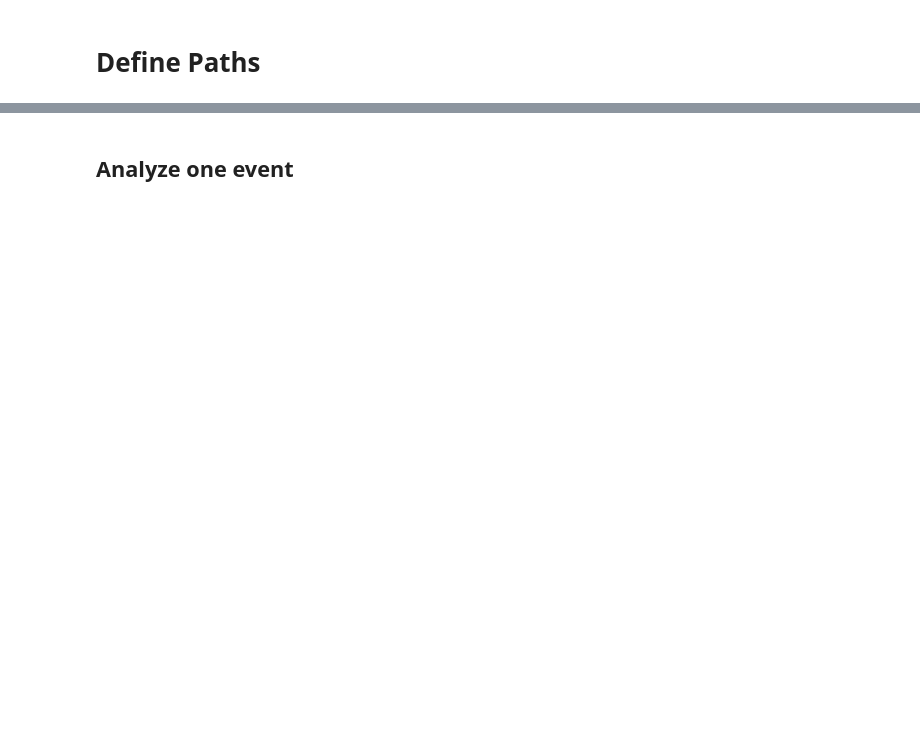
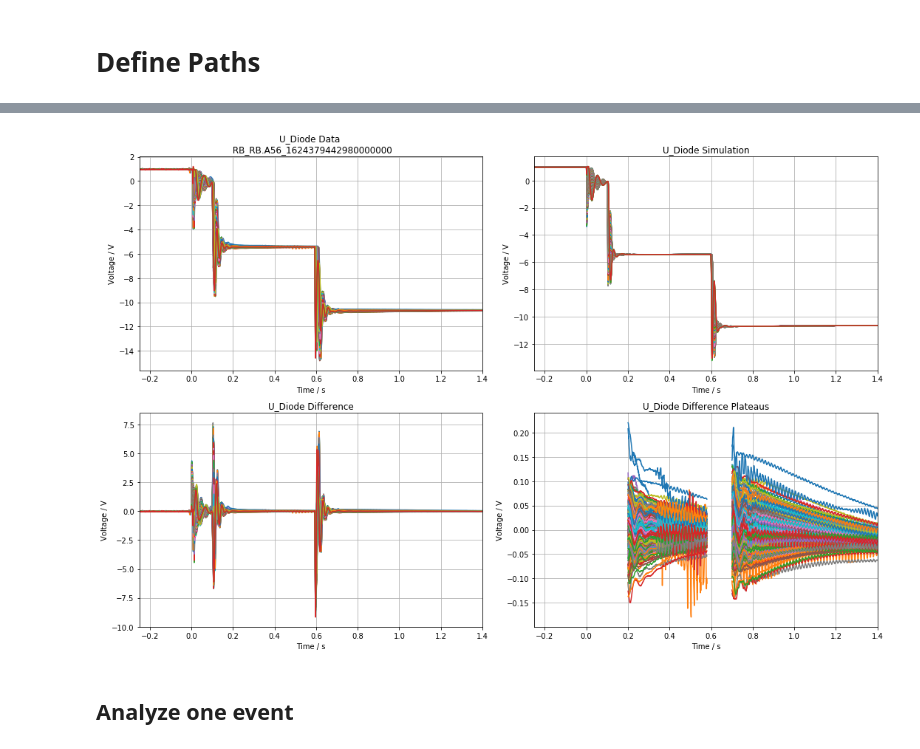
Before and after one commit to cobermai/lhc_anomaly_detection, a Jupyter notebook: notebooks/RB_FPA_acquisition_simulation_comparison.ipynb, the cells around one changed output, grey strips where cells are left out. Drawn from its saved outputs; the diff is of its cells as text; code cells hidden in the pictures; blank space fills up the shorter version.

```diff
--- a/notebooks/RB_FPA_acquisition_simulation_comparison.ipynb
+++ b/notebooks/RB_FPA_acquisition_simulation_comparison.ipynb
@@ -81,0 +95,14 @@ data_dir = data_path  / (fpa_identifier + ".hdf5")
+# %%
+ds = RBFPAFullQuench(dataset_path=dataset_path,
+             context_path=context_path,
+             metadata_path=metadata_path,
+             data_path=data_path,
+             simulation_path=simulation_path,
+             acquisition_summary_path=acquisition_summary_path,
+             plot_dataset_path=plot_dataset_path)
+
+fpa_identifiers = ds.select_events()
+
+dataset = ds.load_dataset(fpa_identifiers=fpa_identifiers,
+                          dataset_path=dataset_path,
+                          drop_data_vars=['el_position_feature','event_feature'])
@@ -82,3 +116,45 @@ data_dir = data_path  / (fpa_identifier + ".hdf5")
+# %%
+data_event = dataset[{'event':400}]
+fpa_identifier =  data_event.event.values
+difference = data_event.data.values.T - data_event.simulation.values.T
+difference_plateaus = difference.copy()
+bool_plateau = ((data_event.time > 0.2) & (data_event.time < 0.58)) | ((data_event.time > 0.7) & (data_event.time < 1.4))
+difference_plateaus[~bool_plateau.values] = np.nan
+
+fig, ax = plt.subplots(2, 2, figsize = (15,10))
+ax[0, 0].plot(data_event.time, data_event.data.values.T)
+ax[0, 0].set_xlim((-0.25,1.4))
+ax[0, 0].set_title(f'U_Diode Data \n {fpa_identifier}')
+ax[0, 0].set_xlabel('Time / s')
+ax[0, 0].set_ylabel('Voltage / V')
+ax[0, 0].grid()
+
+ax[0, 1].plot(data_event.time, data_event.simulation.values.T)
+ax[0, 1].set_xlim((-0.25,1.4))
+ax[0, 1].set_title('U_Diode Simulation')
+ax[0, 1].set_xlabel('Time / s')
+ax[0, 1].set_ylabel('Voltage / V')
+ax[0, 1].grid()
+
+
+ax[1, 0].set_title('U_Diode Difference')
+ax[1, 0].plot(data_event.time, difference)
+ax[1, 0].set_xlabel('Time / s')
+ax[1, 0].set_ylabel('Voltage / V')
+ax[1, 0].set_xlim((-0.25,1.4))
+ax[1, 0].grid()
+
+ax[1, 1].set_title('U_Diode Difference Plateaus')
+ax[1, 1].plot(data_event.time, difference_plateaus)
+ax[1, 1].set_xlabel('Time / s')
+ax[1, 1].set_ylabel('Voltage / V')
+ax[1, 1].set_xlim((-0.25,1.4))
+ax[1, 1].grid()
+
+plt.tight_layout()
+plt.show()
+# %% [output]
+[figure, added]
 # %% [markdown]
 ## Analyze one event
 # %%
```
Also changed, not shown: parts of 8 cells of this notebook, 5 other files.
